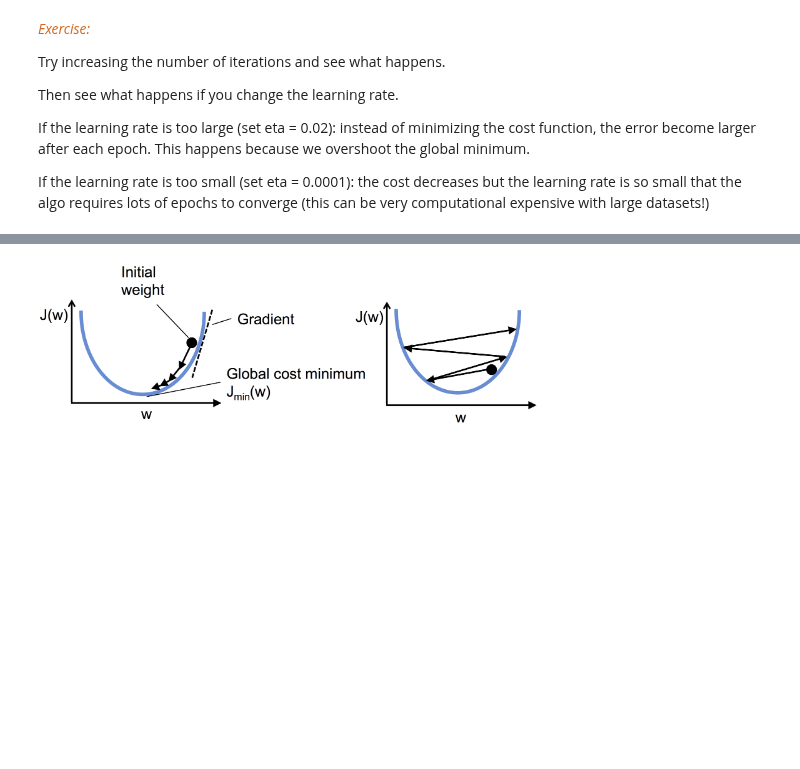
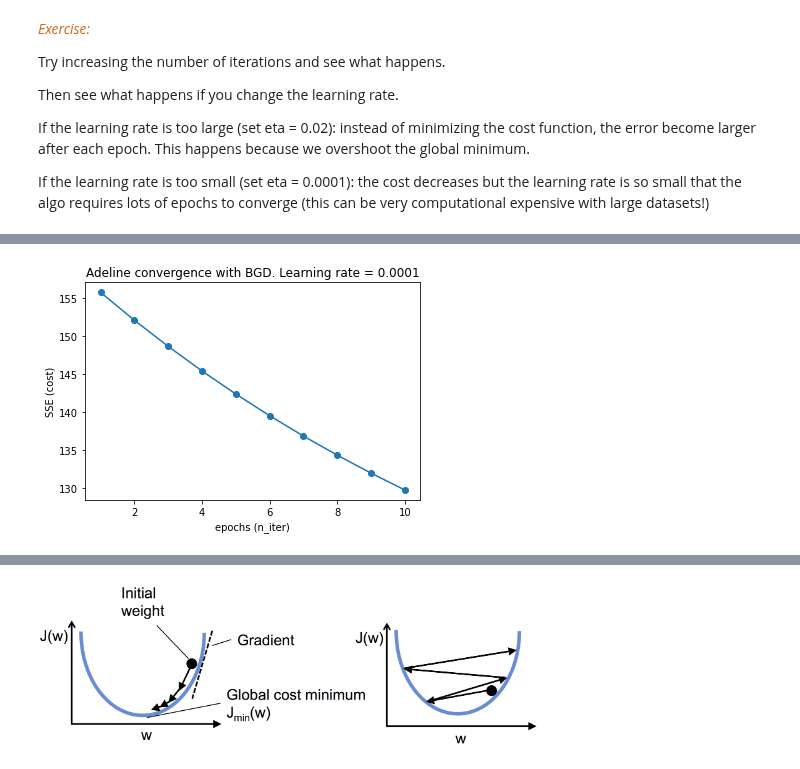
Before and after one commit to RERobbins/mids_w207_summer_22_Richard_Robbins, a Jupyter notebook: Live_Sessions/week02/1. Linear_regression (gradient descent).ipynb, the cells around one changed output, grey strips where cells are left out. Saved outputs shown, nothing was run; the diff lists cells and outputs as text; code cells hidden in the pictures; blank space fills up the shorter version.

```diff
--- a/Live_Sessions/week02/1. Linear_regression (gradient descent).ipynb
+++ b/Live_Sessions/week02/1. Linear_regression (gradient descent).ipynb
@@ -326,0 +359,25 @@ If the learning rate is too small (set eta = 0.0001): the cost decreases but the
+# %%
+# Keep iterations at 10, but lower the learning rate
+n_iter = 10
+eta = 0.0001
+
+random_state = 1
+
+# Step 2: initalize weights (to small random numbers)
+rgen = np.random.RandomState(random_state)
+w_ = rgen.normal(loc=0.0, scale=0.01, size=1 + temp_shape_X_train_std)
+
+# Step 3: initialize cost lists
+cost_ = []
+
+%time cost_ = fit(temp_X_train_std, y_train_std)
+y_train_std_pred = predict(temp_X_train_std)
+
+# plot cost
+plt.plot((range(1, len(cost_) + 1)), cost_, marker='o');
+plt.xlabel('epochs (n_iter)');
+plt.ylabel('SSE (cost)'); # number of times y_actual != y_pred
+
+plt.title('Adeline convergence with BGD. Learning rate = ' + str(eta));
+print('MSE:', mean_squared_error(y_train_std, y_train_std_pred))
+# %% [output]
@@ -326,0 +387 @@ If the learning rate is too small (set eta = 0.0001): the cost decreases but the
+[figure, added]
```
Also changed, not shown: parts of 15 cells of this notebook, 2 other files.
